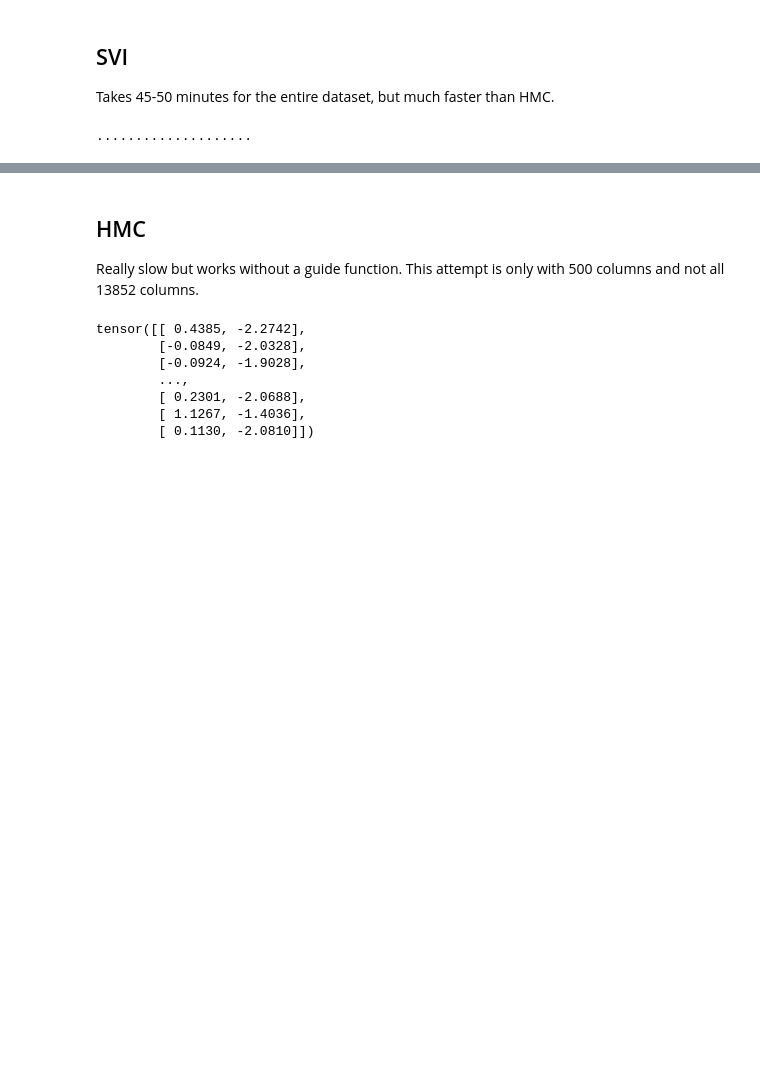
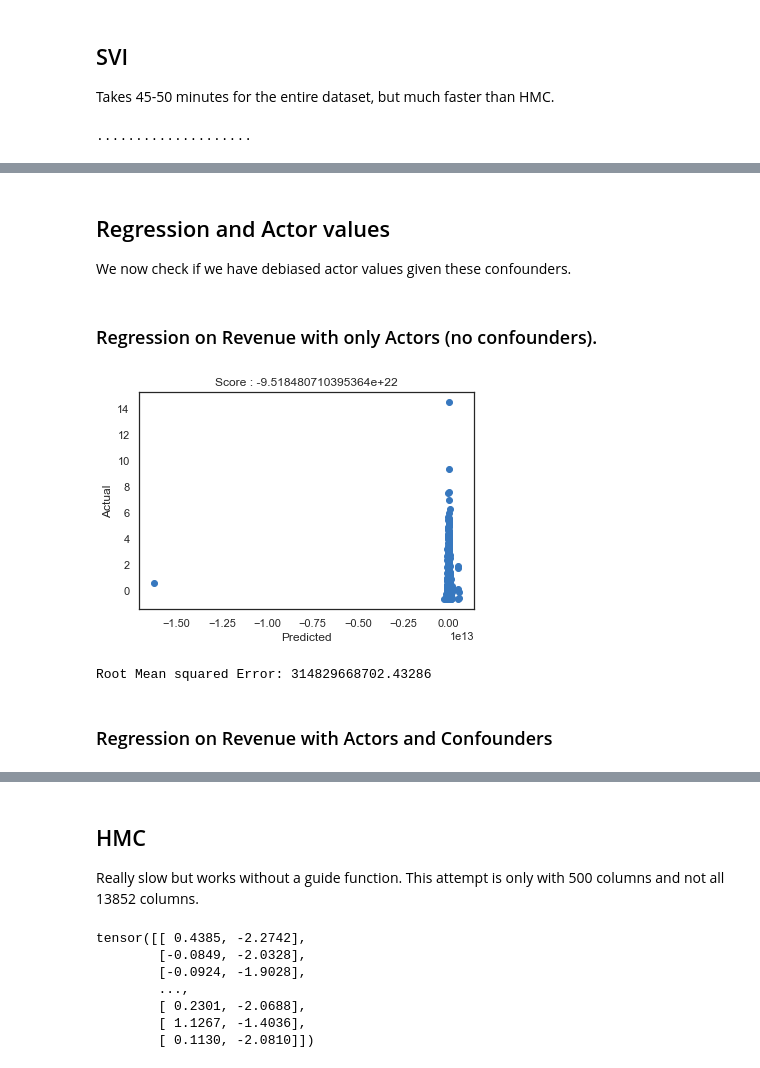
Before and after one commit to sarthakkothari/DeconfoundingFilmPredictions, a Jupyter notebook: 2.0_probpca_pyro.ipynb, the cells around one changed output, grey strips where cells are left out. Drawn from its saved outputs; the diff is of its cells as text; code cells hidden in the pictures; blank space fills up the shorter version.

```diff
--- a/2.0_probpca_pyro.ipynb
+++ b/2.0_probpca_pyro.ipynb
@@ -19,19 +23,9 @@ matplotlib.rcParams.update({'font.sans-serif' : 'Helvetica',
                             'ytick.labelsize' : 6,
                             'axes.titlesize' : 10})
 import matplotlib.pyplot as plt
-
-import seaborn as sns
-color_names = ["windows blue",
-               "amber",
-               "crimson",
-               "faded green",
-               "dusty purple",
-               "greyish"]
-colors = sns.xkcd_palette(color_names)
-sns.set(style="white", palette=sns.xkcd_palette(color_names), color_codes = False)
 # %%
-X_all = pd.read_csv("ohe_movies.csv", index_col = 0)
-
+X_all = pd.read_csv("D:/Northeastern_Data/Summer_19/CS_7290/project_data/ohe_movies.csv", index_col = 0)
+Y = X_all["revenue"].to_numpy()
 # Remove title and revenue
 X_all = X_all[X_all.columns.difference(['title_x', 'revenue'])]
 
@@ -167,0 +147,4 @@ data.to_csv('ohe_movies_confounders.csv', header=True, index=False)
+# %% [markdown]
+## Regression and Actor values
+
+We now check if we have debiased actor values given these confounders.
@@ -167,0 +157,30 @@ data.to_csv('ohe_movies_confounders.csv', header=True, index=False)
+# %%
+Y_Scaled = StandardScaler().fit_transform(Y.reshape(-1,1))
+# %%
+def fitModel(X, Y, test_size=0.8, model=LinearRegression(), cat=False):
+
+    X_train, X_test, Y_train, Y_test = train_test_split(X, Y, test_size=test_size, random_state=42)
+    model.fit(X_train, Y_train)
+    Y_pred = model.predict(X_test)
+    if not cat:
+        score = r2_score(Y_test, Y_pred)
+    else:
+        score = model.score(X_test, Y_test)
+    plt.plot(Y_pred, Y_test, 'o')
+    plt.xlabel('Predicted')
+    plt.ylabel('Actual')
+    plt.title('Score : ' + str(score))
+    plt.show()
+
+    print("Root Mean squared Error:", np.sqrt(mean_squared_error(Y_test, Y_pred)))
+    #return model.coef_
+    return model.coef_, Y_pred, Y_test
+# %% [markdown]
+### Regression on Revenue with only Actors (no confounders).
+# %%
+coef_noCF_Y = fitModel(x_train.to_numpy(), Y_Scaled, cat = True)
+# %% [output]
+[figure, added]
+Root Mean squared Error: 314829668702.43286
+# %% [markdown]
+### Regression on Revenue with Actors and Confounders
```
Also changed, not shown: parts of 33 cells of this notebook.
